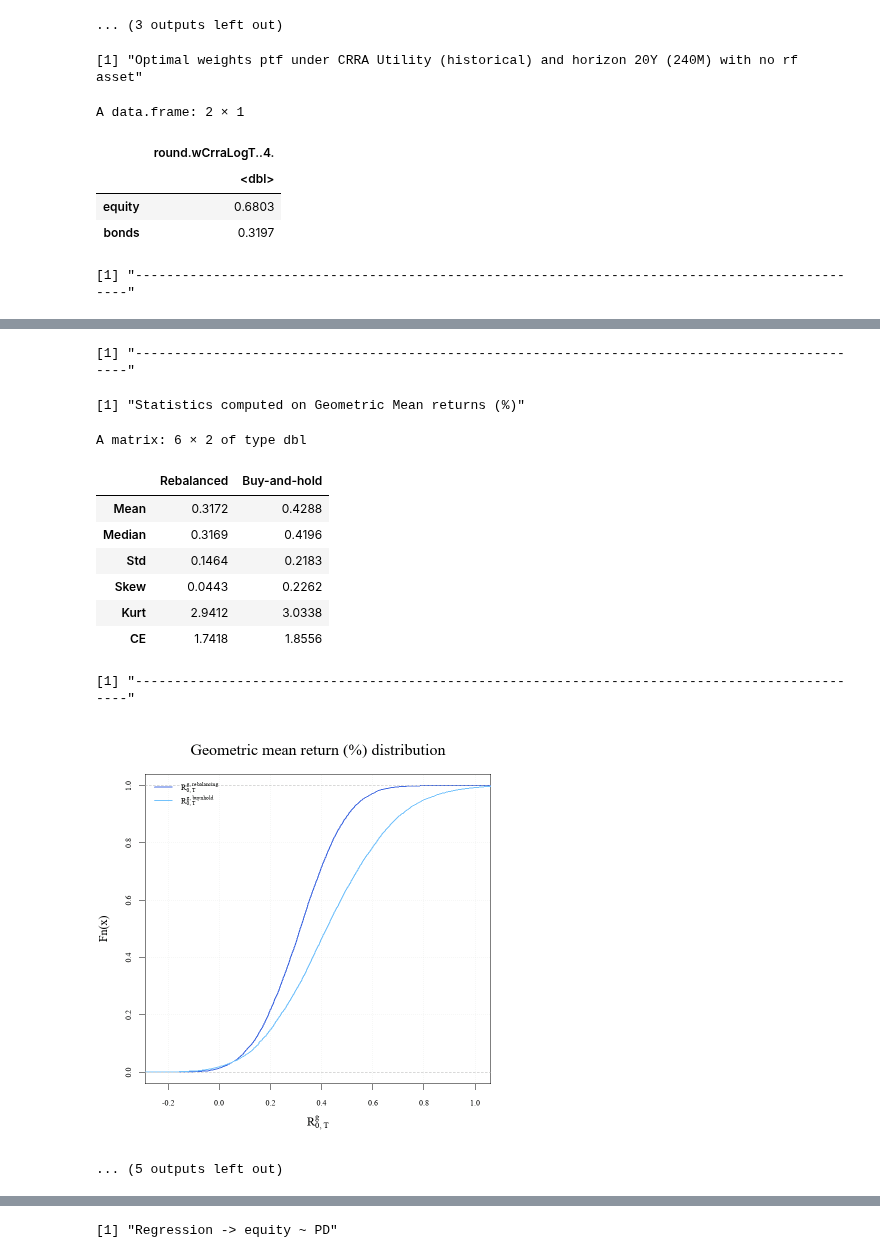
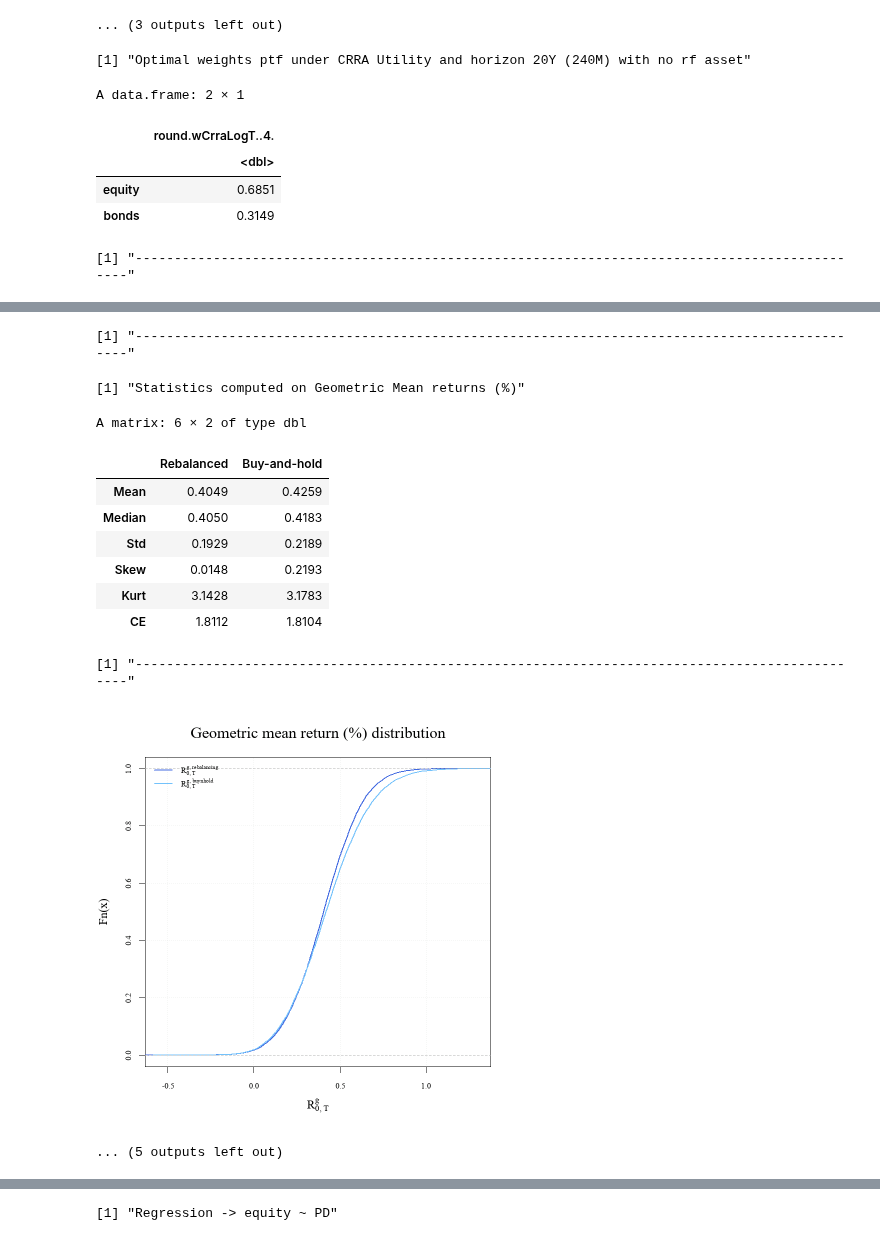
Before and after one commit to S2310053/GRA6560, a Jupyter notebook: main_code.ipynb, the cells around one changed output, grey strips where cells are left out. Cells and saved outputs as stored; diff of their text form; code cells hidden in the pictures.

```diff
--- a/main_code.ipynb
+++ b/main_code.ipynb
@@ -234,7 +234,7 @@ data.frame(round(wBenchmark,4))
 paste("-----------------------------------------------------------------------------------------------")
 
 # Tangency portfolio
-wTangency        <- uncTangent(mu, sigma)
+wTangency           <- uncTangent(mu, sigma)
 muTangency          <- c(wTangency %*% mu)
 sdTangency          <- sqrt(c(wTangency %*% sigma %*% wTangency))
 sharpeRatioTangency <- muTangency / sdTangency
@@ -258,12 +258,12 @@ wUncWithRf           <- c(equity = wEquityUncWithRf,
 muUncWithRf          <- optLeverage * muTangency
 sdUncWithRf          <- optLeverage * sdTangency
 sharpeRatioUncWithRf <- muUncWithRf / sdUncWithRf
-ceWithRf             <- 1 + mean(rRealRf) + (muUncWithRf - 0.5 * gamma * sdUncWithRf^2)                             #1 + muUncWithRf - 0.5 * gamma * sdUncWithRf^2
+ceUncWithRf           <- 1 + mean(rRealRf) + (muUncWithRf - 0.5 * gamma * sdUncWithRf^2)                             #1 + muUncWithRf - 0.5 * gamma * sdUncWithRf^2
 
 paste("The optimal leverage SR_Tangency/(gamma*sd_Tangency) is", round(optLeverage,4))
 paste("Unconstrained optimal portfolio, introducing risk free asset and given risk aversion")
 paste("mu =", round(muUncWithRf,4), "sd =", round(sdUncWithRf,4),
-      "SR =", round(sharpeRatioUncWithRf,4), "ce =", round(ceWithRf,5))
+      "SR =", round(sharpeRatioUncWithRf,4), "ce =", round(ceUncWithRf,5))
 data.frame(round(wUncWithRf,4), row.names = c("equity","bonds","rf"))
 paste("-----------------------------------------------------------------------------------------------")
 
@@ -275,7 +275,7 @@ t <- data.frame(
         mean = c(muBenchmark, muTangency, muUncWithRf),
         sd   = c(sdBenchmark, sdTangency, sdUncWithRf),
         SR   = c(sharpeRatioBenchmark, sharpeRatioTangency, sharpeRatioUncWithRf),
-        ce   = c(ceBenchmark, ceTangency, ceWithRf)
+        ce   = c(ceBenchmark, ceTangency, ceUncWithRf)
      )
 
 paste("Comparison between strategies")
@@ -284,8 +284,8 @@ paste("-------------------------------------------------------------------------
 
 paste("CE (Benchmark no rf)    =", round(ceBenchmark,5))
 paste("CE (tangency)     =", round(ceTangency,5))
-paste("CE (with rf)      =", round(ceWithRf,5))
-paste("CE improvement (rf - no rf =", round(ceWithRf - ceBenchmark,6))
+paste("CE (with rf)      =", round(ceUncWithRf,5))
+paste("CE improvement (rf - no rf =", round(ceUncWithRf - ceBenchmark,6))
 paste("-----------------------------------------------------------------------------------------------")
 
 
@@ -975,10 +987,10 @@ nAssets  <- length(muExcess)
 T                 <- 12 * 20
 gamma             <- gamma
 yT                <- mean(rRealRf)
-optimalPortfolio  <- portCRRA_LT(data = 1 + yT + dataX, model = "hist", T = T, gamma = gamma, N = 10000)
+optimalPortfolio  <- portCRRA_LT(data = 1 + yT + dataX, model = "logn", T = T, gamma = gamma, N = 10000)
 wCrraLogT         <- optimalPortfolio$w
 
-paste("Optimal weights ptf under CRRA Utility (historical) and horizon 20Y (240M) with no rf asset")
+paste("Optimal weights ptf under CRRA Utility and horizon 20Y (240M) with no rf asset")
 data.frame(round(wCrraLogT, 4))
 paste("-----------------------------------------------------------------------------------------------")
 
@@ -992,7 +1004,7 @@ certaintyEquivalent <- array(0, c(nT, 1))
 
 for (i in 1:nT){
     # perform optimization for each horizon T
-    optimalPortfolio       <- portCRRA_LT(data=1 + yT + dataX, model="hist", T=T[i], rf=NA, gamma=gamma, N=10000)
+    optimalPortfolio       <- portCRRA_LT(data=1 + yT + dataX, model="logn", T=T[i], rf=NA, gamma=gamma, N=10000)
 
     # collect result: portfolio weights and certainty equivalent
     weights[i,]            <- optimalPortfolio$w
@@ -1019,7 +1031,7 @@ nSimulations <- 10000
 isBnhShort <- FALSE
 
 # Optimal one period portfolio: rebalancing strategy
-optimalPortfolio <- portCRRA_LT(data=1 + yT + dataX, model="hist", T=1, rf=NA, gamma=gamma)
+optimalPortfolio <- portCRRA_LT(data=1 + yT + dataX, model="logn", T=1, rf=NA, gamma=gamma)
 wRebal           <- as.matrix(optimalPortfolio$w)
 
 #buy and hold strategy
@@ -1028,7 +1040,7 @@ if (isBnhShort == TRUE){
     wBnH <- wRebal
     } else {
     #optimal static long-run portfolio
-    optimalPortfolio <- portCRRA_LT(data=1 + yT + dataX, model="hist", T=T, rf=NA, gamma=gamma)
+    optimalPortfolio <- portCRRA_LT(data=1 + yT + dataX, model="logn", T=T, rf=NA, gamma=gamma)
     wBnH             <- as.matrix(optimalPortfolio$w)
     }
 
@@ -1199,10 +1211,10 @@ plot(tcGrid * 10000, ceTC, type = "l", lwd = 2, col = "royalblue",
      cex.lab = 1.5,)
 grid(col = adjustcolor("gray70", alpha.f = 0.2))
 # %% [output]
-[1] "Optimal weights ptf under CRRA Utility (historical) and horizon 20Y (240M) with no rf asset"
+[1] "Optimal weights ptf under CRRA Utility and horizon 20Y (240M) with no rf asset"
 A data.frame: 2 × 1
 |  | round.wCrraLogT..4. |
 |  | <dbl> |
-| equity | 0.6803 |
-| bonds | 0.3197 |
+| equity | 0.6851 |
+| bonds | 0.3149 |
 [1] "-----------------------------------------------------------------------------------------------"
@@ -1211,15 +1223,15 @@ A data.frame: 2 × 1
 [1] "-----------------------------------------------------------------------------------------------"
 [1] "Statistics computed on Geometric Mean returns (%)"
 A matrix: 6 × 2 of type dbl
 |  | Rebalanced | Buy-and-hold |
-| Mean | 0.3172 | 0.4288 |
-| Median | 0.3169 | 0.4196 |
-| Std | 0.1464 | 0.2183 |
-| Skew | 0.0443 | 0.2262 |
-| Kurt | 2.9412 | 3.0338 |
-| CE | 1.7418 | 1.8556 |
+| Mean | 0.4049 | 0.4259 |
+| Median | 0.4050 | 0.4183 |
+| Std | 0.1929 | 0.2189 |
+| Skew | 0.0148 | 0.2193 |
+| Kurt | 3.1428 | 3.1783 |
+| CE | 1.8112 | 1.8104 |
 [1] "-----------------------------------------------------------------------------------------------"
-[figure, old version]
+[figure, new version]
 ... (5 outputs left out)
 # %%
 ##
```
Also changed, not shown: parts of 3 cells of this notebook.
